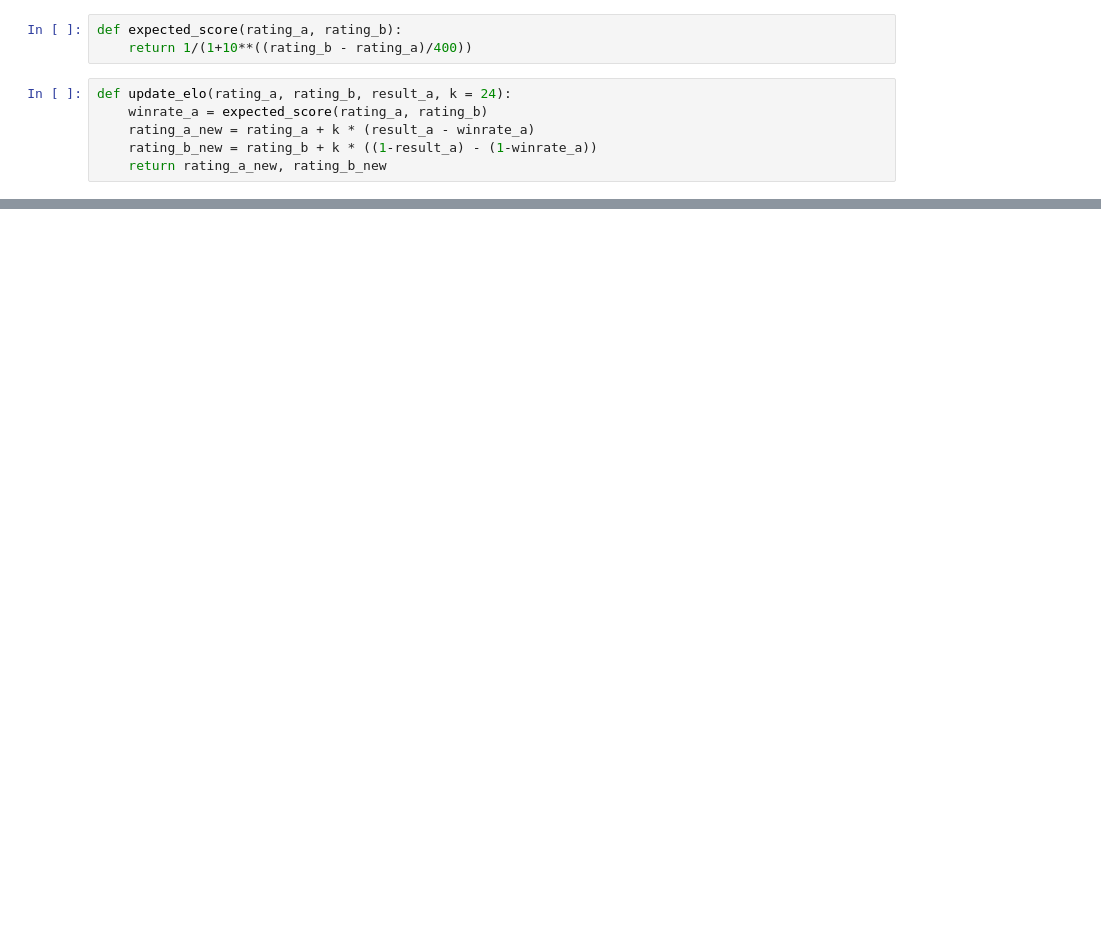
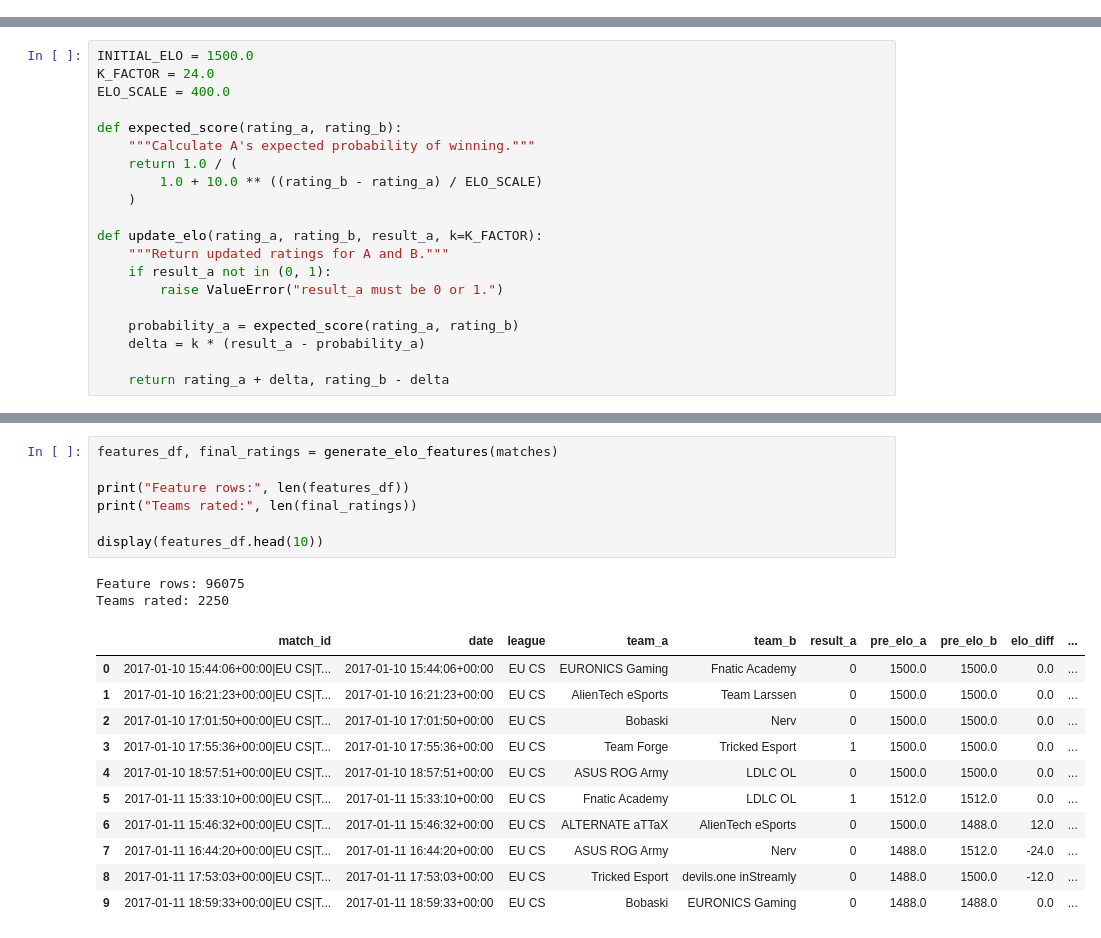
Before and after one commit to dophat1/lol-worlds-predictor, a Jupyter notebook: notebooks/02_elo_feature_engineering.ipynb, the cells around one changed output, grey strips where cells are left out. Saved outputs shown, nothing was run; the diff lists cells and outputs as text; blank space fills up the shorter version.

```diff
--- a/notebooks/02_elo_feature_engineering.ipynb
+++ b/notebooks/02_elo_feature_engineering.ipynb
@@ -257,9 +0,0 @@ matches_df.to_csv(
-# %%
-def expected_score(rating_a, rating_b):
-    return 1/(1+10**((rating_b - rating_a)/400))
-# %%
-def update_elo(rating_a, rating_b, result_a, k = 24):
-    winrate_a = expected_score(rating_a, rating_b)
-    rating_a_new = rating_a + k * (result_a - winrate_a)
-    rating_b_new = rating_b + k * ((1-result_a) - (1-winrate_a))
-    return rating_a_new, rating_b_new
@@ -426,0 +124,20 @@ merged_df.to_csv(
+# %%
+INITIAL_ELO = 1500.0
+K_FACTOR = 24.0
+ELO_SCALE = 400.0
+
+def expected_score(rating_a, rating_b):
+    """Calculate A's expected probability of winning."""
+    return 1.0 / (
+        1.0 + 10.0 ** ((rating_b - rating_a) / ELO_SCALE)
+    )
+
+def update_elo(rating_a, rating_b, result_a, k=K_FACTOR):
+    """Return updated ratings for A and B."""
+    if result_a not in (0, 1):
+        raise ValueError("result_a must be 0 or 1.")
+
+    probability_a = expected_score(rating_a, rating_b)
+    delta = k * (result_a - probability_a)
+
+    return rating_a + delta, rating_b - delta
@@ -426,0 +292,21 @@ merged_df.to_csv(
+# %%
+features_df, final_ratings = generate_elo_features(matches)
+
+print("Feature rows:", len(features_df))
+print("Teams rated:", len(final_ratings))
+
+display(features_df.head(10))
+# %% [output]
+Feature rows: 96075
+Teams rated: 2250
+|  | match_id | date | league | team_a | team_b | result_a | pre_elo_a | pre_elo_b | elo_diff | ... |
+| 0 | 2017-01-10 15:44:06+00:00|EU CS|T... | 2017-01-10 15:44:06+00:00 | EU CS | EURONICS Gaming | Fnatic Academy | 0 | 1500.0 | 1500.0 | 0.0 | ... |
+| 1 | 2017-01-10 16:21:23+00:00|EU CS|T... | 2017-01-10 16:21:23+00:00 | EU CS | AlienTech eSports | Team Larssen | 0 | 1500.0 | 1500.0 | 0.0 | ... |
+| 2 | 2017-01-10 17:01:50+00:00|EU CS|T... | 2017-01-10 17:01:50+00:00 | EU CS | Bobaski | Nerv | 0 | 1500.0 | 1500.0 | 0.0 | ... |
+| 3 | 2017-01-10 17:55:36+00:00|EU CS|T... | 2017-01-10 17:55:36+00:00 | EU CS | Team Forge | Tricked Esport | 1 | 1500.0 | 1500.0 | 0.0 | ... |
+| 4 | 2017-01-10 18:57:51+00:00|EU CS|T... | 2017-01-10 18:57:51+00:00 | EU CS | ASUS ROG Army | LDLC OL | 0 | 1500.0 | 1500.0 | 0.0 | ... |
+| 5 | 2017-01-11 15:33:10+00:00|EU CS|T... | 2017-01-11 15:33:10+00:00 | EU CS | Fnatic Academy | LDLC OL | 1 | 1512.0 | 1512.0 | 0.0 | ... |
+| 6 | 2017-01-11 15:46:32+00:00|EU CS|T... | 2017-01-11 15:46:32+00:00 | EU CS | ALTERNATE aTTaX | AlienTech eSports | 0 | 1500.0 | 1488.0 | 12.0 | ... |
+| 7 | 2017-01-11 16:44:20+00:00|EU CS|T... | 2017-01-11 16:44:20+00:00 | EU CS | ASUS ROG Army | Nerv | 0 | 1488.0 | 1512.0 | -24.0 | ... |
+| 8 | 2017-01-11 17:53:03+00:00|EU CS|T... | 2017-01-11 17:53:03+00:00 | EU CS | Tricked Esport | devils.one inStreamly | 0 | 1488.0 | 1500.0 | -12.0 | ... |
+| 9 | 2017-01-11 18:59:33+00:00|EU CS|T... | 2017-01-11 18:59:33+00:00 | EU CS | Bobaski | EURONICS Gaming | 0 | 1488.0 | 1488.0 | 0.0 | ... |
```
Also changed, not shown: parts of 34 cells of this notebook, 1 other file.
